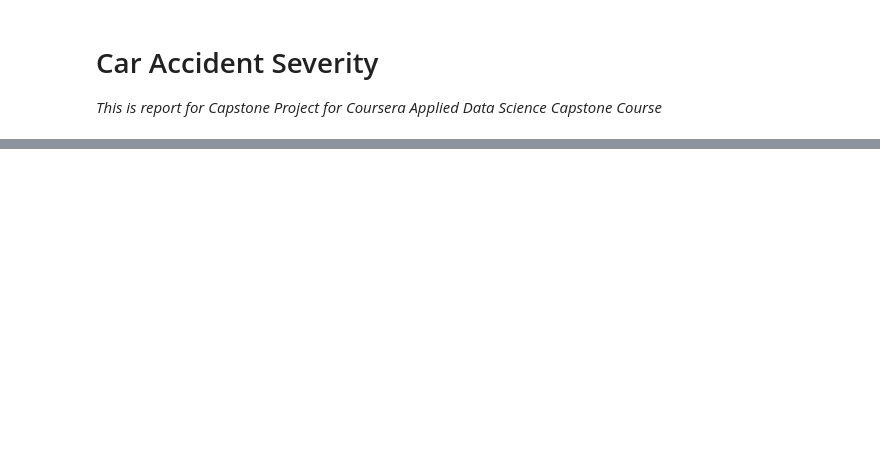
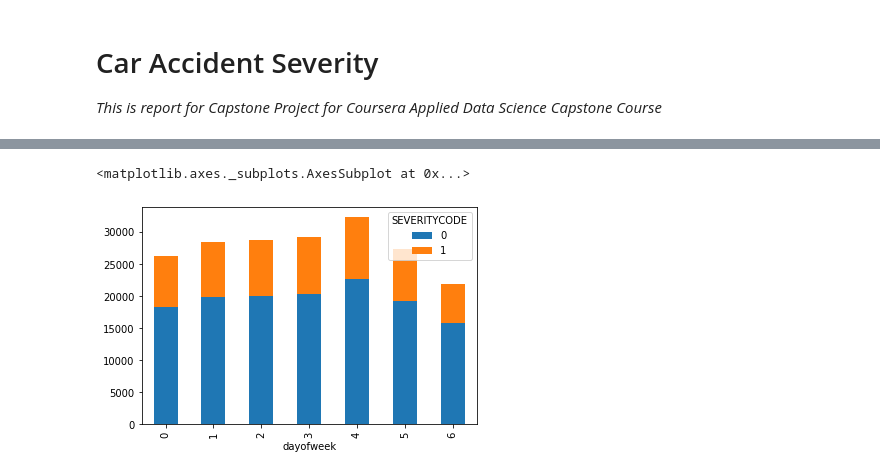
Before and after one commit to shaojl7/Coursera_Capstone, a Jupyter notebook: Final Report.ipynb, the cells around one changed output, grey strips where cells are left out. Cells and saved outputs as stored; diff of their text form; code cells hidden in the pictures; blank space fills up the shorter version.

Commit message:
adding week 3 assignments

```diff
--- a/Final Report.ipynb
+++ b/Final Report.ipynb
@@ -19,0 +99,4 @@ Features used include the following:
+# %%
+raw_df['INCDATE'] = pd.to_datetime(raw_df['INCDATE'])
+raw_df['INCDTTM'] = pd.to_datetime(raw_df['INCDTTM'])
+raw_df.head()
@@ -19,0 +110,7 @@ Features used include the following:
+# %%
+raw_df['dayofweek'] = raw_df['INCDATE'].dt.dayofweek
+week_valuecounts = raw_df.groupby(['dayofweek'])['SEVERITYCODE'].value_counts().to_frame('counts')
+week_valuecounts.counts.unstack().plot(kind ='bar', stacked = True)
+# %% [output]
+<matplotlib.axes._subplots.AxesSubplot at 0x...>
+[figure, added]
```
Also changed, not shown: parts of 55 cells of this notebook, 1 other file.
